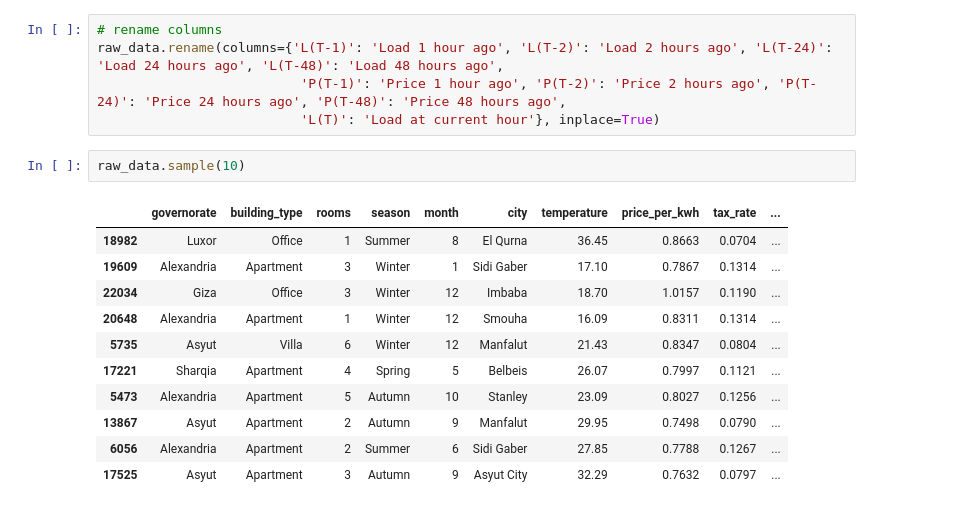
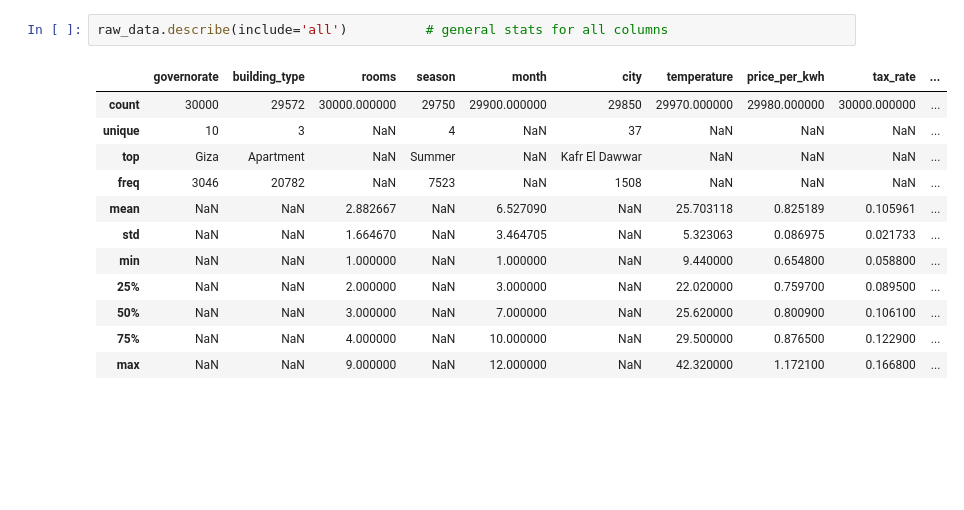
Before and after one commit to z3yad30/Electricity_Bill_Prediction, a Jupyter notebook: Note_Book_01.ipynb, the cells around one changed output. Drawn from its saved outputs; the diff is of its cells as text; blank space fills up the shorter version.

```diff
--- a/Note_Book_01.ipynb
+++ b/Note_Book_01.ipynb
@@ -26,19 +38,15 @@ raw_data.sample(10)
-# %%
-# rename columns
-raw_data.rename(columns={'L(T-1)': 'Load 1 hour ago', 'L(T-2)': 'Load 2 hours ago', 'L(T-24)': 'Load 24 hours ago', 'L(T-48)': 'Load 48 hours ago',
-                          'P(T-1)': 'Price 1 hour ago', 'P(T-2)': 'Price 2 hours ago', 'P(T-24)': 'Price 24 hours ago', 'P(T-48)': 'Price 48 hours ago',
-                          'L(T)': 'Load at current hour'}, inplace=True)
-# %%
-raw_data.sample(10)
-# %% [output]
-|  | governorate | building_type | rooms | season | month | city | temperature | price_per_kwh | tax_rate | ... |
-| 18982 | Luxor | Office | 1 | Summer | 8 | El Qurna | 36.45 | 0.8663 | 0.0704 | ... |
-| 19609 | Alexandria | Apartment | 3 | Winter | 1 | Sidi Gaber | 17.10 | 0.7867 | 0.1314 | ... |
-| 22034 | Giza | Office | 3 | Winter | 12 | Imbaba | 18.70 | 1.0157 | 0.1190 | ... |
-| 20648 | Alexandria | Apartment | 1 | Winter | 12 | Smouha | 16.09 | 0.8311 | 0.1314 | ... |
-| 5735 | Asyut | Villa | 6 | Winter | 12 | Manfalut | 21.43 | 0.8347 | 0.0804 | ... |
-| 17221 | Sharqia | Apartment | 4 | Spring | 5 | Belbeis | 26.07 | 0.7997 | 0.1121 | ... |
-| 5473 | Alexandria | Apartment | 5 | Autumn | 10 | Stanley | 23.09 | 0.8027 | 0.1256 | ... |
-| 13867 | Asyut | Apartment | 2 | Autumn | 9 | Manfalut | 29.95 | 0.7498 | 0.0790 | ... |
-| 6056 | Alexandria | Apartment | 2 | Summer | 6 | Sidi Gaber | 27.85 | 0.7788 | 0.1267 | ... |
-| 17525 | Asyut | Apartment | 3 | Autumn | 9 | Asyut City | 32.29 | 0.7632 | 0.0797 | ... |
+# %%
+raw_data.describe(include='all')          # general stats for all columns
+# %% [output]
+|  | governorate | building_type | rooms | season | month | city | temperature | price_per_kwh | tax_rate | ... |
+| count | 30000 | 29572 | 30000.000000 | 29750 | 29900.000000 | 29850 | 29970.000000 | 29980.000000 | 30000.000000 | ... |
+| unique | 10 | 3 | NaN | 4 | NaN | 37 | NaN | NaN | NaN | ... |
+| top | Giza | Apartment | NaN | Summer | NaN | Kafr El Dawwar | NaN | NaN | NaN | ... |
+| freq | 3046 | 20782 | NaN | 7523 | NaN | 1508 | NaN | NaN | NaN | ... |
+| mean | NaN | NaN | 2.882667 | NaN | 6.527090 | NaN | 25.703118 | 0.825189 | 0.105961 | ... |
+| std | NaN | NaN | 1.664670 | NaN | 3.464705 | NaN | 5.323063 | 0.086975 | 0.021733 | ... |
+| min | NaN | NaN | 1.000000 | NaN | 1.000000 | NaN | 9.440000 | 0.654800 | 0.058800 | ... |
+| 25% | NaN | NaN | 2.000000 | NaN | 3.000000 | NaN | 22.020000 | 0.759700 | 0.089500 | ... |
+| 50% | NaN | NaN | 3.000000 | NaN | 7.000000 | NaN | 25.620000 | 0.800900 | 0.106100 | ... |
+| 75% | NaN | NaN | 4.000000 | NaN | 10.000000 | NaN | 29.500000 | 0.876500 | 0.122900 | ... |
+| max | NaN | NaN | 9.000000 | NaN | 12.000000 | NaN | 42.320000 | 1.172100 | 0.166800 | ... |
```
Also changed, not shown: parts of 8 cells of this notebook, 3 other files.
